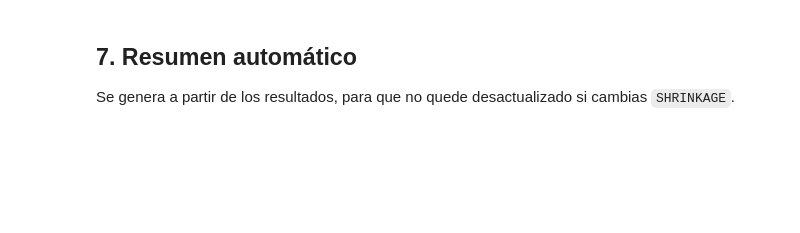
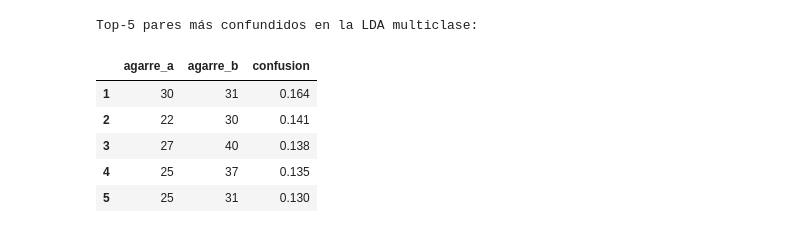
Before and after one commit to mariabda2/sEMG-ArmBand, a Jupyter notebook: notebooks/07_separability_analysis.ipynb, the cells around one changed output. Saved outputs shown, nothing was run; the diff lists cells and outputs as text; code cells hidden in the pictures; blank space fills up the shorter version.

```diff
--- a/notebooks/07_separability_analysis.ipynb
+++ b/notebooks/07_separability_analysis.ipynb
@@ -339,22 +674,0 @@ de los demás agarres. La diagonal es 0. Valores altos ⇒ mayor solapamiento.
-# %%
-def lda_pair_error(i, j, X, y, groups):
-    # Tasa de error LOSO de una LDA entrenada solo con los agarres i y j
-    mask = np.isin(y, [i, j])
-    Xp, yp, gp = X[mask], y[mask], groups[mask]
-    errors, total = 0, 0
-    for train_idx, test_idx in LeaveOneGroupOut().split(Xp, yp, gp):
-        clf = make_lda()
-        clf.fit(Xp[train_idx], yp[train_idx])
-        errors += int((clf.predict(Xp[test_idx]) != yp[test_idx]).sum())
-        total += len(test_idx)
-    return errors / total if total > 0 else np.nan
-
-n = len(STIMULI)
-overlap = np.zeros((n, n))
-for a, b in itertools.combinations(range(n), 2):
-    overlap[a, b] = overlap[b, a] = lda_pair_error(STIMULI[a], STIMULI[b], X, y, groups)
-
-overlap_df = pd.DataFrame(overlap, index=STIMULI, columns=STIMULI)
-overlap_df.index.name = 'Estímulo'
-print(f'Error medio de los {n * (n - 1) // 2} pares: {overlap[np.triu_indices(n, 1)].mean():.3f} '
-     f'(azar en un par = 0.5)')
@@ -532,4 +770,20 @@ LD1 + LD2 concentran el 71.14% del poder discriminante
-# %% [markdown]
-## 7. Resumen automático
-
-Se genera a partir de los resultados, para que no quede desactualizado si cambias `SHRINKAGE`.
+# %%
+plot_confusion(cm_df, per_group_df, CHANCE, SAVE_DIR)
+
+# Confusiones mas frecuentes (fuera de la diagonal, simetrizadas)
+conf_pairs = [{'agarre_a': STIMULI[a], 'agarre_b': STIMULI[b],
+               'confusion': (cm[a, b] + cm[b, a]) / 2}
+              for a, b in itertools.combinations(range(len(STIMULI)), 2)]
+conf_pairs_df = (pd.DataFrame(conf_pairs).sort_values('confusion', ascending=False)
+                 .reset_index(drop=True))
+conf_pairs_df.index = conf_pairs_df.index + 1
+print('Top-5 pares más confundidos en la LDA multiclase:')
+display(conf_pairs_df.head(5).style.format({'confusion': '{:.3f}'}))
+# %% [output]
+Top-5 pares más confundidos en la LDA multiclase:
+|  | agarre_a | agarre_b | confusion |
+| 1 | 30 | 31 | 0.164 |
+| 2 | 22 | 30 | 0.141 |
+| 3 | 27 | 40 | 0.138 |
+| 4 | 25 | 37 | 0.135 |
+| 5 | 25 | 31 | 0.130 |
```
Also changed, not shown: parts of 40 cells of this notebook, 1 other file.
